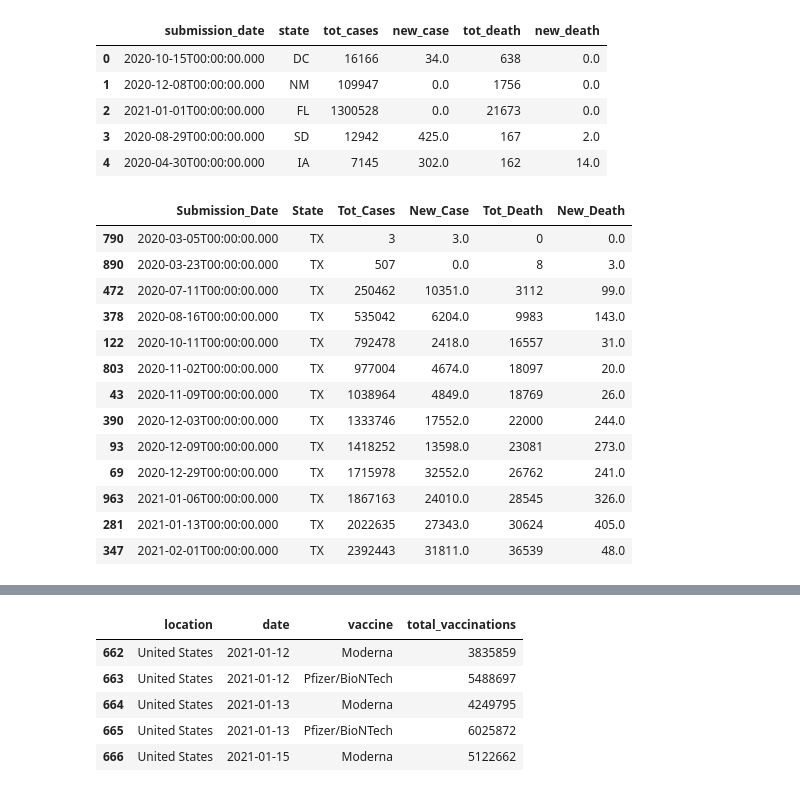
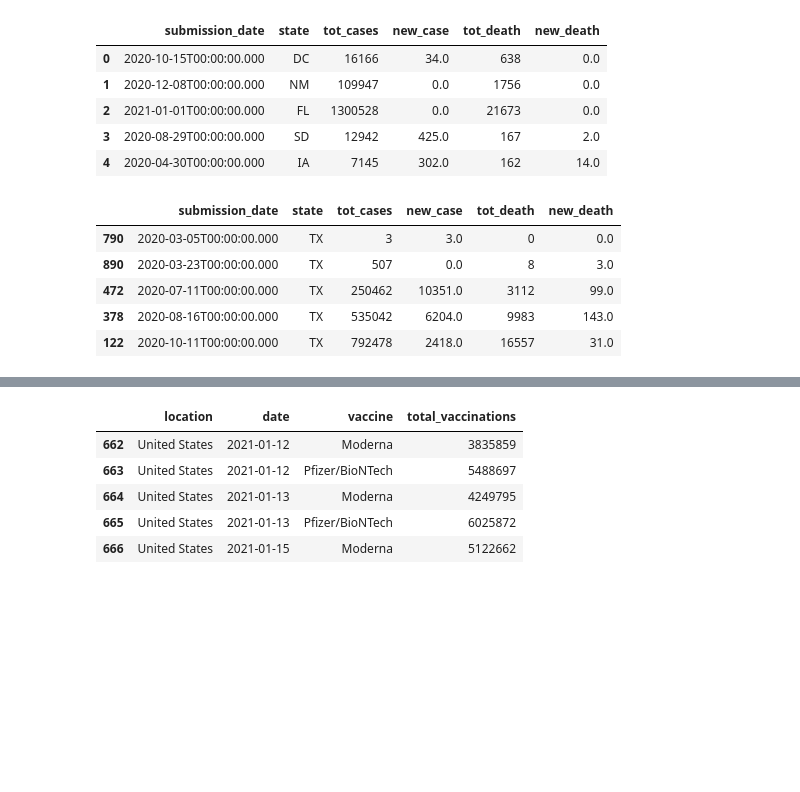
Before and after one commit to tduron3/I_Have_No_Clue, a Jupyter notebook: Project_1.ipynb, the cells around one changed output, grey strips where cells are left out. Drawn from its saved outputs; the diff is of its cells as text; code cells hidden in the pictures; blank space fills up the shorter version.

```diff
--- a/Project_1.ipynb
+++ b/Project_1.ipynb
@@ -178,31 +166,24 @@ df_state_data.head()
 # %%
 # Build DataFrame for Selected State
 df_tx = df_state_data[df_state_data.state=="TX"][['submission_date','state','tot_cases','new_case','tot_death','new_death']]
 
 # Print
 df_tx
 
 # Sort by Increasing Submission Date
 sort_by_df_tx = df_tx.sort_values('submission_date')
 sort_by_df_tx
 
 # Rename Columns
 sort_by_df_tx.rename(columns = {'submission_date':'Submission_Date','state':'State','tot_cases':'Tot_Cases','new_case':'New_Case','tot_death':'Tot_Death','new_death':'New_Death'})
+sort_by_df_tx.head()
 # %% [output]
-|  | Submission_Date | State | Tot_Cases | New_Case | Tot_Death | New_Death |
+|  | submission_date | state | tot_cases | new_case | tot_death | new_death |
 | 790 | 2020-03-05T00:00:00.000 | TX | 3 | 3.0 | 0 | 0.0 |
 | 890 | 2020-03-23T00:00:00.000 | TX | 507 | 0.0 | 8 | 3.0 |
 | 472 | 2020-07-11T00:00:00.000 | TX | 250462 | 10351.0 | 3112 | 99.0 |
 | 378 | 2020-08-16T00:00:00.000 | TX | 535042 | 6204.0 | 9983 | 143.0 |
 | 122 | 2020-10-11T00:00:00.000 | TX | 792478 | 2418.0 | 16557 | 31.0 |
-| 803 | 2020-11-02T00:00:00.000 | TX | 977004 | 4674.0 | 18097 | 20.0 |
-| 43 | 2020-11-09T00:00:00.000 | TX | 1038964 | 4849.0 | 18769 | 26.0 |
-| 390 | 2020-12-03T00:00:00.000 | TX | 1333746 | 17552.0 | 22000 | 244.0 |
-| 93 | 2020-12-09T00:00:00.000 | TX | 1418252 | 13598.0 | 23081 | 273.0 |
-| 69 | 2020-12-29T00:00:00.000 | TX | 1715978 | 32552.0 | 26762 | 241.0 |
-| 963 | 2021-01-06T00:00:00.000 | TX | 1867163 | 24010.0 | 28545 | 326.0 |
-| 281 | 2021-01-13T00:00:00.000 | TX | 2022635 | 27343.0 | 30624 | 405.0 |
-| 347 | 2021-02-01T00:00:00.000 | TX | 2392443 | 31811.0 | 36539 | 48.0 |
 # %%
 # Moderna API
 mod_url = "https://data.cdc.gov/resource/b7pe-5nws.json"
```
Also changed, not shown: parts of 9 cells of this notebook.
